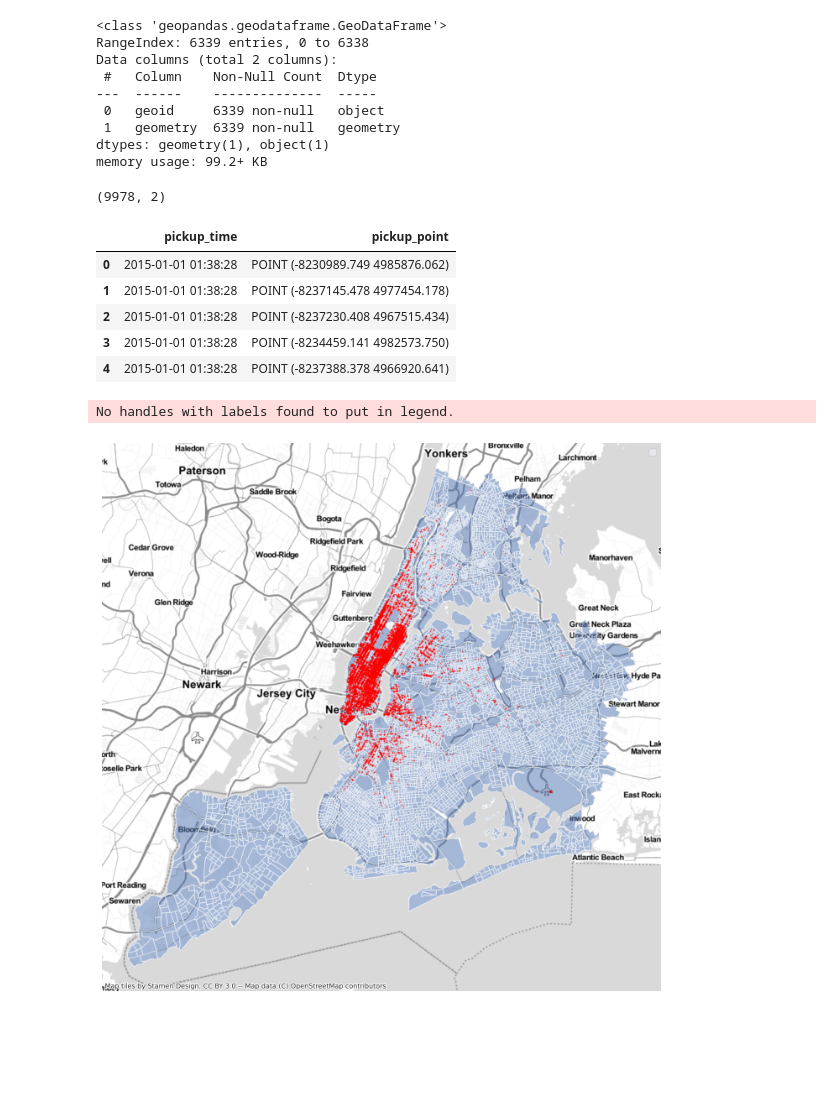
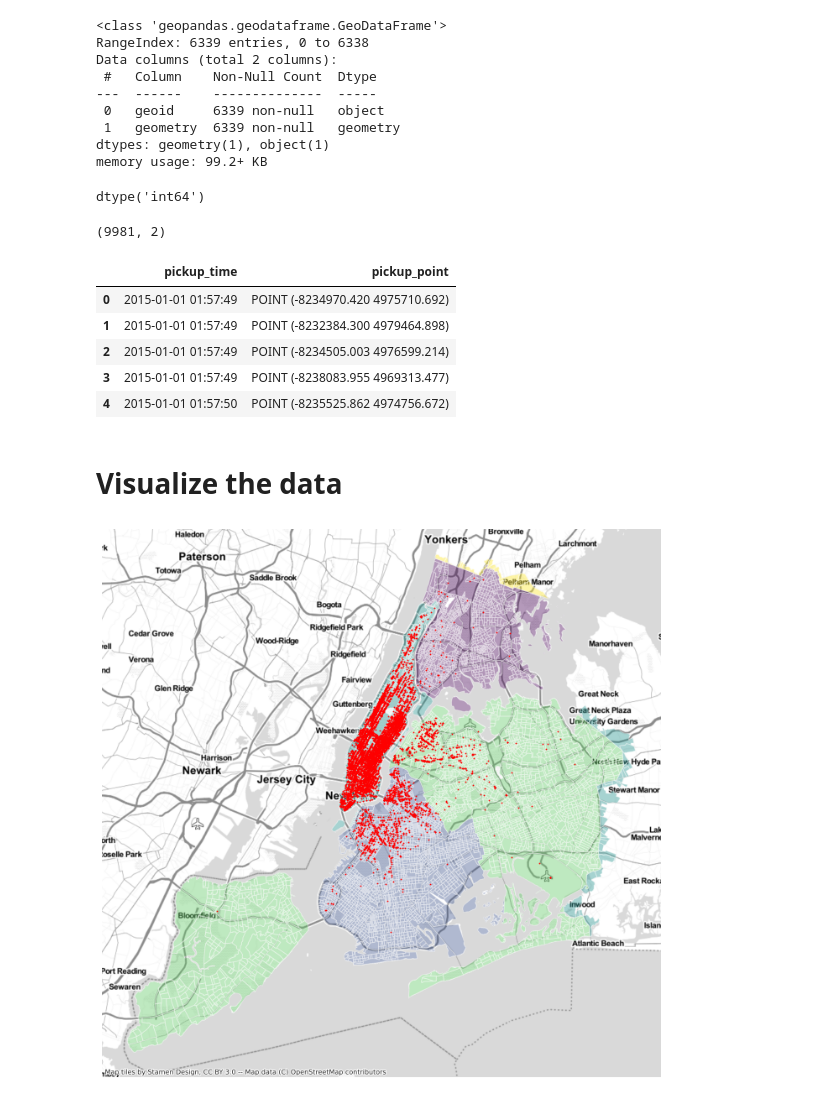
Before and after one commit to soyhyoj/CARTO-JuniorDSTest, a Jupyter notebook: notebooks/3.EDA.ipynb, the cells around one changed output. Saved outputs shown, nothing was run; the diff lists cells and outputs as text; code cells hidden in the pictures; blank space fills up the shorter version.

```diff
--- a/notebooks/3.EDA.ipynb
+++ b/notebooks/3.EDA.ipynb
@@ -105,6 +109,12 @@ Data columns (total 2 columns):
  1   geometry  6339 non-null   geometry
 dtypes: geometry(1), object(1)
 memory usage: 99.2+ KB
+# %%
+# Change the data type of 'geoid' column
+census.geoid = pd.to_numeric(census.geoid)
+census.geoid.dtype
+# %% [output]
+dtype('int64')
 # %%
 # Reproject data in Web mercator
 pickup_jan = pickup_jan.to_crs(epsg=3857)
@@ -117,25 +127,26 @@ pickups_within_blocks = pickup_jan[pickup_jan.within(blocks_union)]
 print(pickups_within_blocks.shape)
 pickups_within_blocks.head()
 # %% [output]
-(9978, 2)
+(9981, 2)
 |  | pickup_time | pickup_point |
-| 0 | 2015-01-01 01:38:28 | POINT (-8230989.749 4985876.062) |
-| 1 | 2015-01-01 01:38:28 | POINT (-8237145.478 4977454.178) |
-| 2 | 2015-01-01 01:38:28 | POINT (-8237230.408 4967515.434) |
-| 3 | 2015-01-01 01:38:28 | POINT (-8234459.141 4982573.750) |
-| 4 | 2015-01-01 01:38:28 | POINT (-8237388.378 4966920.641) |
+| 0 | 2015-01-01 01:57:49 | POINT (-8234970.420 4975710.692) |
+| 1 | 2015-01-01 01:57:49 | POINT (-8232384.300 4979464.898) |
+| 2 | 2015-01-01 01:57:49 | POINT (-8234505.003 4976599.214) |
+| 3 | 2015-01-01 01:57:49 | POINT (-8238083.955 4969313.477) |
+| 4 | 2015-01-01 01:57:50 | POINT (-8235525.862 4974756.672) |
+# %% [markdown]
+# Visualize the data
 # %%
-# Plot again the census blocks and pickup points on a basemap
-ax = census.plot(figsize=(12, 12), alpha=0.5)
+# Plot the census blocks
+ax = census.plot(column = 'geoid', figsize=(12, 12), scheme='EqualInterval', alpha=.4, cmap='viridis')
 
 # pickup points within blocks (red points)
-pickups_within_blocks.plot(ax=ax, color='red', markersize=1, alpha=.4)
+pickups_within_blocks.plot(ax=ax, color='red', markersize=.6)
 
 # basemap of NY city
-ctx.add_basemap(ax, url=ctx.providers.Stamen.TonerLite)
+ctx.add_basemap(ax, source=ctx.providers.Stamen.TonerLite)
 
 ax.set_axis_off()
 plt.show()
 # %% [output]
-No handles with labels found to put in legend.
-[figure, old version]
+[figure, new version]
```
Also changed, not shown: parts of 9 cells of this notebook.
